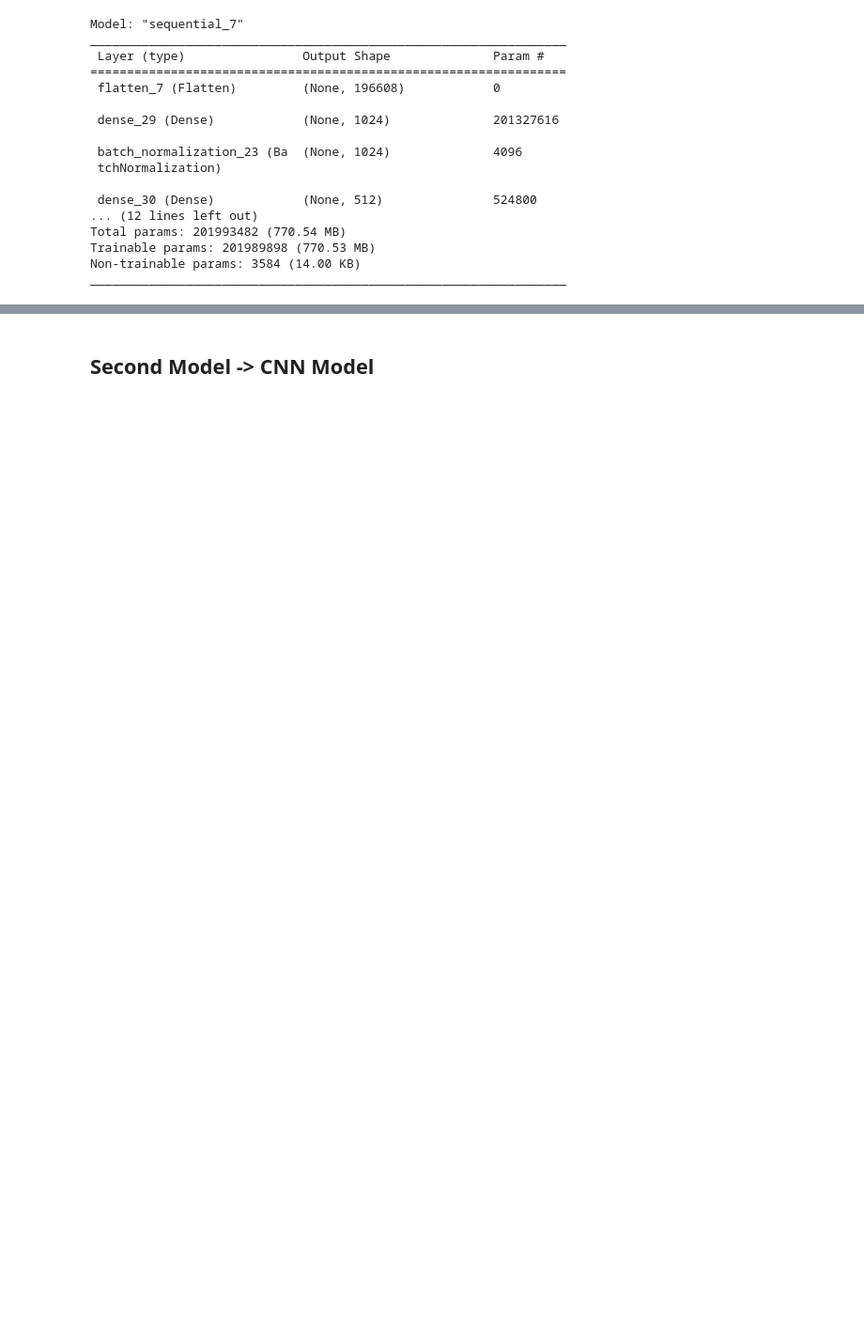
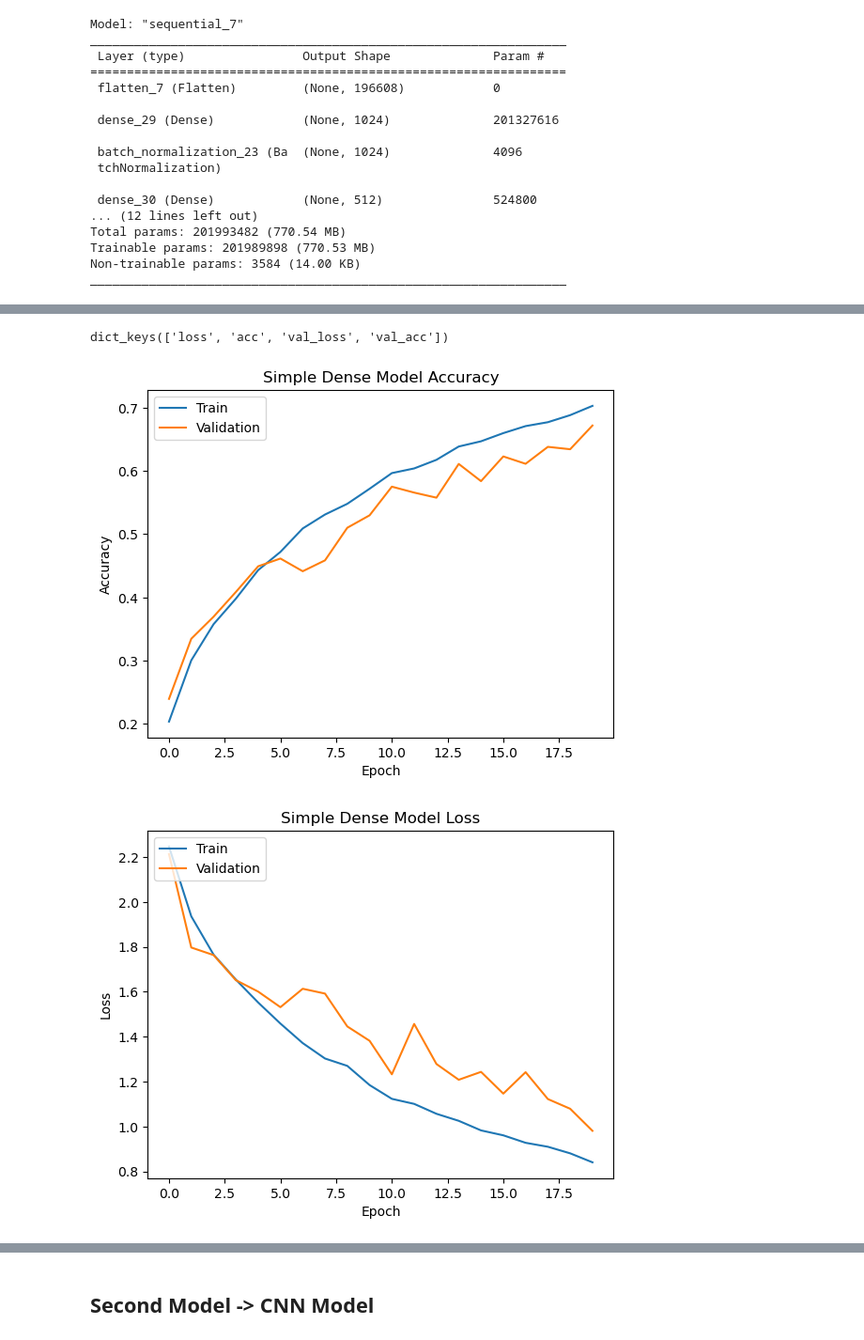
Before and after one commit to djmk/Data-Science-Machine-Learning-Projects, a Jupyter notebook: State_Farm_Distracted_Driver_Detection/State Farm Distracted Driver Detection.ipynb, the cells around one changed output, grey strips where cells are left out. Shown at 94% size. Saved outputs shown, nothing was run; the diff lists cells and outputs as text; code cells hidden in the pictures; blank space fills up the shorter version.

```diff
--- a/State_Farm_Distracted_Driver_Detection/State Farm Distracted Driver Detection.ipynb
+++ b/State_Farm_Distracted_Driver_Detection/State Farm Distracted Driver Detection.ipynb
@@ -241,2 +220,23 @@ def train_val_plot(model, model_name):
+# %%
+def train_val_plot(model, model_name):
+#     dict_keys(['loss', 'acc', 'val_loss', 'val_acc'])
+    train_loss, train_acc, val_loss, val_acc = model.history['loss'], model.history['acc'], model.history['val_loss'], model.history['val_acc']
+
+    plt.plot(train_acc)
+    plt.plot(val_acc)
+    plt.title('{} Model Accuracy'.format(model_name))
+    plt.ylabel('Accuracy')
+    plt.xlabel('Epoch')
+    plt.legend(['Train', 'Validation'], loc = 'upper left')
+    plt.show()
+
+
+    plt.plot(train_loss)
+    plt.plot(val_loss)
+    plt.title('{} Model Loss'.format(model_name))
+    plt.ylabel('Loss')
+    plt.xlabel('Epoch')
+    plt.legend(['Train', 'Validation'], loc = 'upper left')
+    plt.show()
 # %% [markdown]
 ## First Model -> Dense Model
@@ -323,0 +313,9 @@ fig.show()
+# %%
+model1_history.history.keys()
+# %% [output]
+dict_keys(['loss', 'acc', 'val_loss', 'val_acc'])
+# %%
+train_val_plot(model1_history, 'Simple Dense')
+# %% [output]
+[figure, added]
+[figure, added]
```
Also changed, not shown: parts of 76 cells of this notebook.
